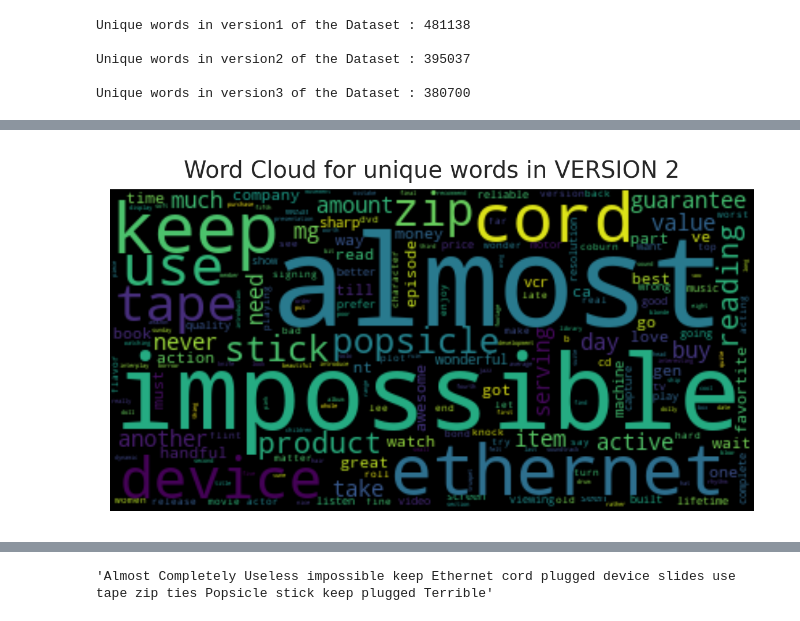
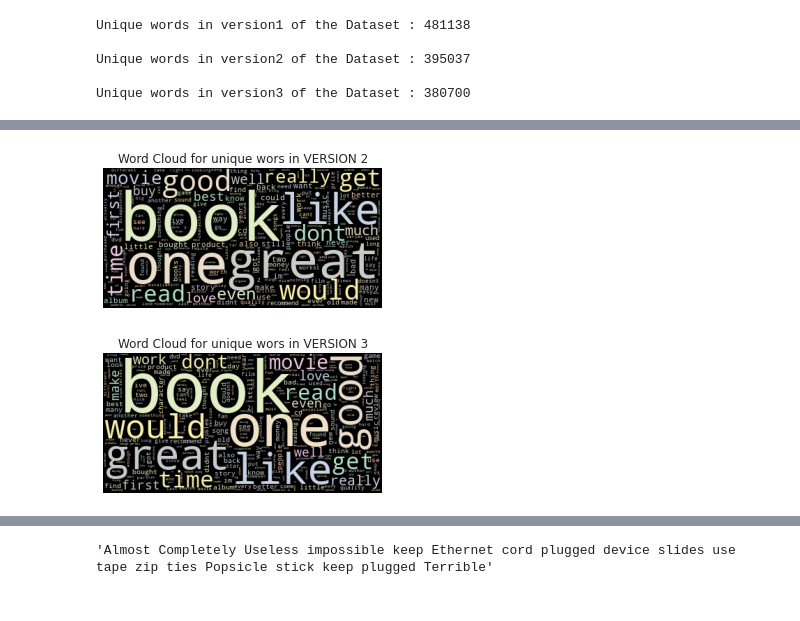
Before and after one commit to Anomaly1702/NLP_Basics, a Jupyter notebook: a1812913_Anubhav_assign1.ipynb, the cells around one changed output, grey strips where cells are left out. Cells and saved outputs as stored; diff of their text form; code cells hidden in the pictures.

```diff
--- a/a1812913_Anubhav_assign1.ipynb
+++ b/a1812913_Anubhav_assign1.ipynb
@@ -215,12 +216,13 @@ Unique words in version2 of the Dataset : 395037
 Unique words in version3 of the Dataset : 380700
 # %%
 # !pip install wordcloud
+from wordcloud import WordCloud
+import matplotlib.pyplot as plt
 #Word Cloud for unique words in VERSION 1
 def disp_wordCloud(title,dict,max_words=1000):
-  from wordcloud import WordCloud
-  import matplotlib.pyplot as plt
-  wordcloud = WordCloud (max_words=1000).generate_from_frequencies (uniqe_version1)
+  plt.figure(figsize=(5,6))
+  wordcloud = WordCloud (background_color="black",max_words=1000).generate_from_frequencies (dict)
   plt.imshow ( wordcloud , interpolation= 'bilinear' )
   plt.axis ( "off" )
   plt.title ( f"Word Cloud for unique wors in {title}" )
-  plt.show ()
+  plt.imshow (wordcloud.recolor(colormap='Pastel2', random_state=17), alpha=0.98)
@@ -241,9 +234,10 @@ plt.show ()
+# %%
+title = "VERSION 2"
+disp_wordCloud(title,uniqe_version2,max_words=1000)
+# %% [output]
+[figure, added]
 # %%
-#Word Cloud for unique words in VERSION 2
-wordcloud = WordCloud () .generate ([ ' ' .join ( word for word in uniqe_version2.keys ())][ 0 ])
-plt.imshow ( wordcloud , interpolation= 'bilinear' )
-plt.axis ( "off" )
-plt.title ( "Word Cloud for unique words in VERSION 2" )
-plt.show ()
+title = "VERSION 3"
+disp_wordCloud(title,uniqe_version3,max_words=1000)
 # %% [output]
-[figure, old version]
+[figure, new version]
```
Also changed, not shown: parts of 12 cells of this notebook.
